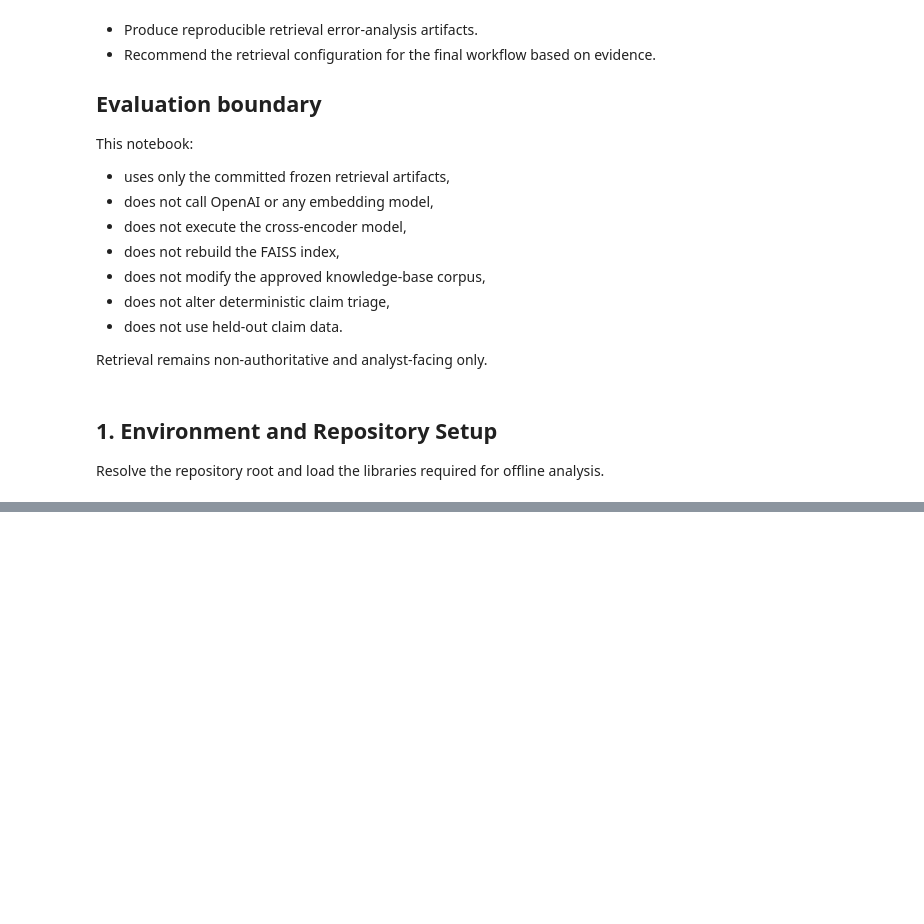
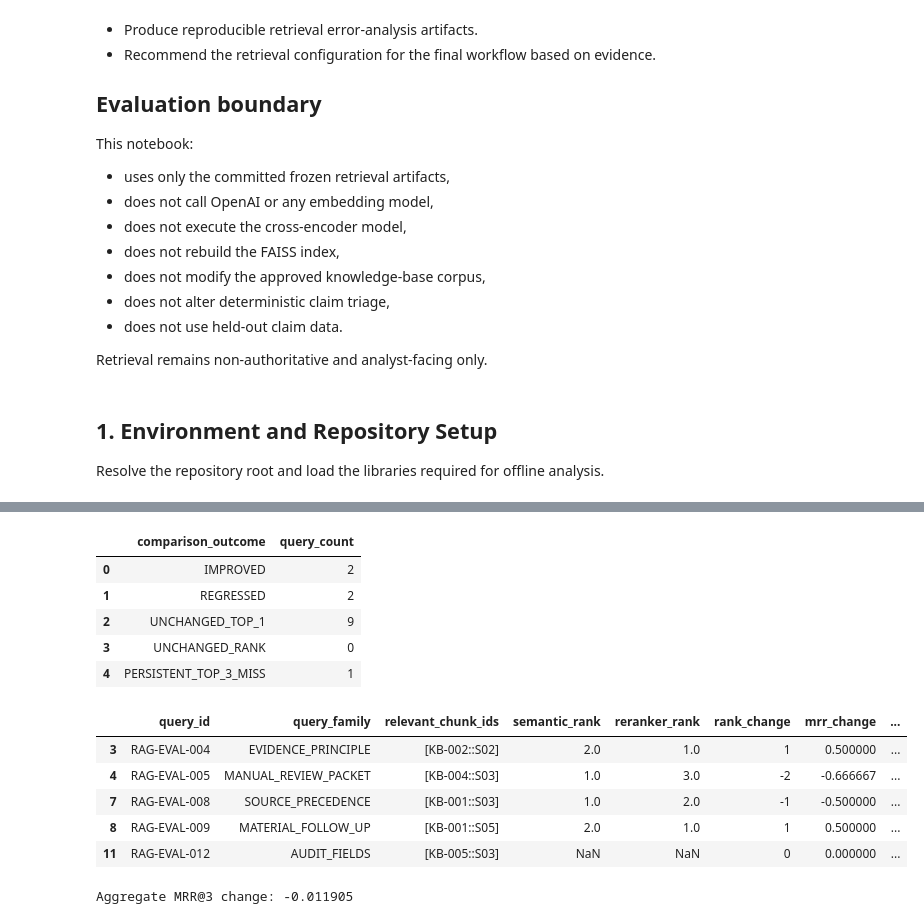
Before and after one commit to sadiqs3/DP_claims_triage, a Jupyter notebook: notebooks/08_retrieval_error_analysis.ipynb, the cells around one changed output, grey strips where cells are left out. Saved outputs shown, nothing was run; the diff lists cells and outputs as text; code cells hidden in the pictures; blank space fills up the shorter version.

```diff
--- a/notebooks/08_retrieval_error_analysis.ipynb
+++ b/notebooks/08_retrieval_error_analysis.ipynb
@@ -32,0 +555,54 @@ Resolve the repository root and load the libraries required for offline analysis
+# %%
+# Summarise reranker improvements, regressions, unchanged results, and misses.
+outcome_order = [
+    "IMPROVED",
+    "REGRESSED",
+    "UNCHANGED_TOP_1",
+    "UNCHANGED_RANK",
+    "PERSISTENT_TOP_3_MISS",
+]
+
+outcome_summary = (
+    query_comparison["comparison_outcome"]
+    .value_counts()
+    .reindex(outcome_order, fill_value=0)
+    .rename_axis("comparison_outcome")
+    .reset_index(name="query_count")
+)
+
+display(outcome_summary)
+
+changed_or_missed_queries = query_comparison.loc[
+    query_comparison["comparison_outcome"].ne("UNCHANGED_TOP_1"),
+    [
+        "query_id",
+        "query_family",
+        "relevant_chunk_ids",
+        "semantic_rank",
+        "reranker_rank",
+        "rank_change",
+        "mrr_change",
+        "comparison_outcome",
+    ],
+].copy()
+
+display(changed_or_missed_queries)
+
+print(
+    "Aggregate MRR@3 change:",
+    round(query_comparison["mrr_change"].mean(), 6),
+)
+# %% [output]
+|  | comparison_outcome | query_count |
+| 0 | IMPROVED | 2 |
+| 1 | REGRESSED | 2 |
+| 2 | UNCHANGED_TOP_1 | 9 |
+| 3 | UNCHANGED_RANK | 0 |
+| 4 | PERSISTENT_TOP_3_MISS | 1 |
+|  | query_id | query_family | relevant_chunk_ids | semantic_rank | reranker_rank | rank_change | mrr_change | ... |
+| 3 | RAG-EVAL-004 | EVIDENCE_PRINCIPLE | [KB-002::S02] | 2.0 | 1.0 | 1 | 0.500000 | ... |
+| 4 | RAG-EVAL-005 | MANUAL_REVIEW_PACKET | [KB-004::S03] | 1.0 | 3.0 | -2 | -0.666667 | ... |
+| 7 | RAG-EVAL-008 | SOURCE_PRECEDENCE | [KB-001::S03] | 1.0 | 2.0 | -1 | -0.500000 | ... |
+| 8 | RAG-EVAL-009 | MATERIAL_FOLLOW_UP | [KB-001::S05] | 2.0 | 1.0 | 1 | 0.500000 | ... |
+| 11 | RAG-EVAL-012 | AUDIT_FIELDS | [KB-005::S03] | NaN | NaN | 0 | 0.000000 | ... |
+Aggregate MRR@3 change: -0.011905
```
Also changed, not shown: parts of 21 cells of this notebook.
